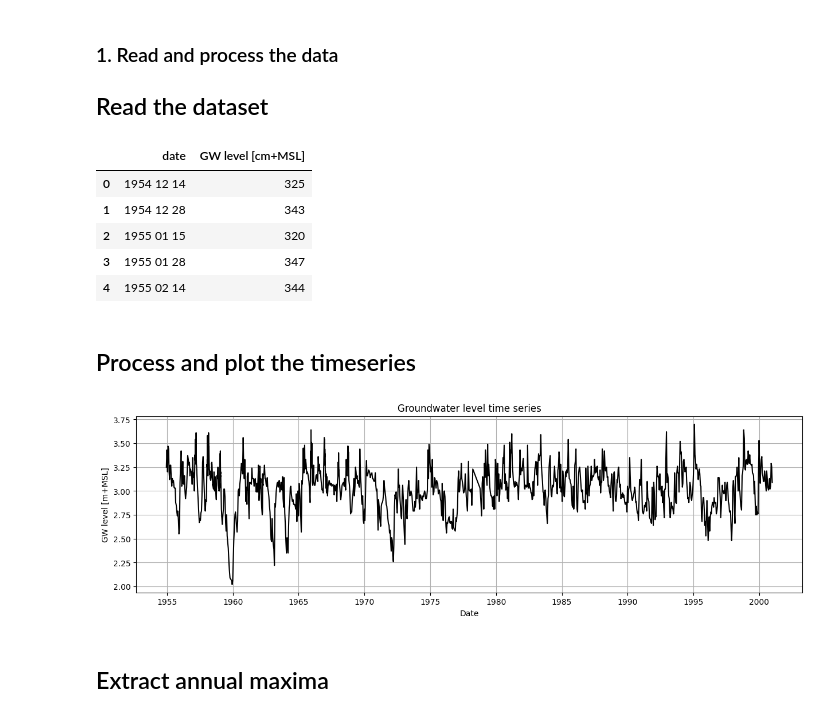
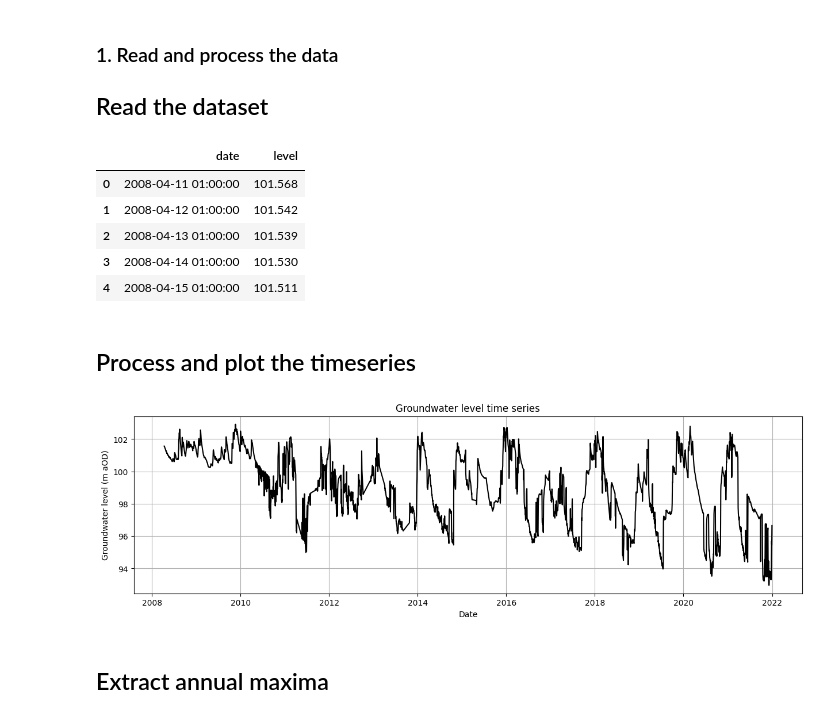
Before and after one commit to timoschweckendiek/Groundwater, a Jupyter notebook: Extreme_value_fit_annual_maxima-AB.ipynb, the cells around one changed output. Drawn from its saved outputs; the diff is of its cells as text; code cells hidden in the pictures.

```diff
--- a/Extreme_value_fit_annual_maxima-AB.ipynb
+++ b/Extreme_value_fit_annual_maxima-AB.ipynb
@@ -24,36 +24,36 @@ import wget
 
 ## Read the dataset
 # %%
-data = pd.read_csv("B39D0321001_meetreeks.csv", sep = ';')
+data = pd.read_excel("Example x.3 Groundwater data from Dunshaughlin PW6.xlsx")
 # data = pd.read_csv("B40C3303001_meetreeks.csv", sep = ';')
 # data_name = wget.download('https://surfdrive.surf.nl/files/index.php/s/2Z1OHYg5Gv9PIAK/download')
-# data = pd.read_csv(data_name, sep = ';')
+
+datalabel = 'Groundwater level (m aOD)'
+data.rename(columns={'Date': 'date', 'Groundwater level (m aOD)': 'level'}, inplace=True)
 data.head()
 # %% [output]
-|  | date | GW level [cm+MSL] |
-| 0 | 1954 12 14 | 325 |
-| 1 | 1954 12 28 | 343 |
-| 2 | 1955 01 15 | 320 |
-| 3 | 1955 01 28 | 347 |
-| 4 | 1955 02 14 | 344 |
+|  | date | level |
+| 0 | 2008-04-11 01:00:00 | 101.568 |
+| 1 | 2008-04-12 01:00:00 | 101.542 |
+| 2 | 2008-04-13 01:00:00 | 101.539 |
+| 3 | 2008-04-14 01:00:00 | 101.530 |
+| 4 | 2008-04-15 01:00:00 | 101.511 |
 # %% [markdown]
 ## Process and plot the timeseries
 # %%
 data['date'] = pd.to_datetime(data['date'])
-
-data['GW level [m+MSL]'] = data['GW level [cm+MSL]'] / 100  # convert vrom cm to m
-data['GW level [m+MSL]'].dropna
+data['level'].dropna
 
 data.set_axis([np.linspace(0, len(data)-1, len(data), dtype=int)], axis='index')
 fig, axs=plt.subplots(1, 1)
-axs.plot(data['date'], data['GW level [m+MSL]'], 'k', label='${Time series}$')
+axs.plot(data['date'], data['level'], 'k', label='Time series')
 axs.set_title('Groundwater level time series')
 axs.set_xlabel('Date')
-axs.set_ylabel('GW level [m+MSL]')
+axs.set_ylabel(datalabel)
 fig.set_size_inches(15, 4)
 axs.grid()
 # %% [output]
-[figure, old version]
+[figure, new version]
 # %% [markdown]
 ## Extract annual maxima
 # %%
```
Also changed, not shown: parts of 20 cells of this notebook.
